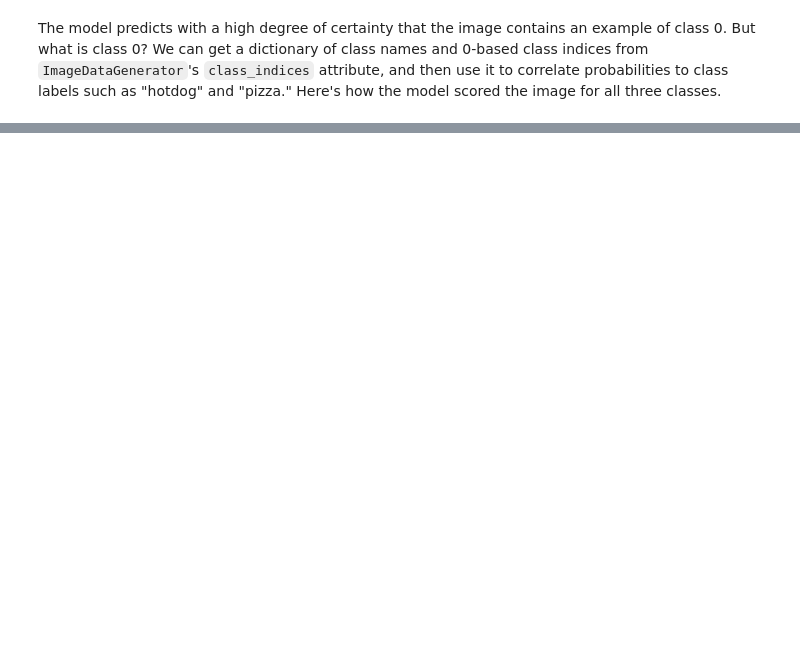
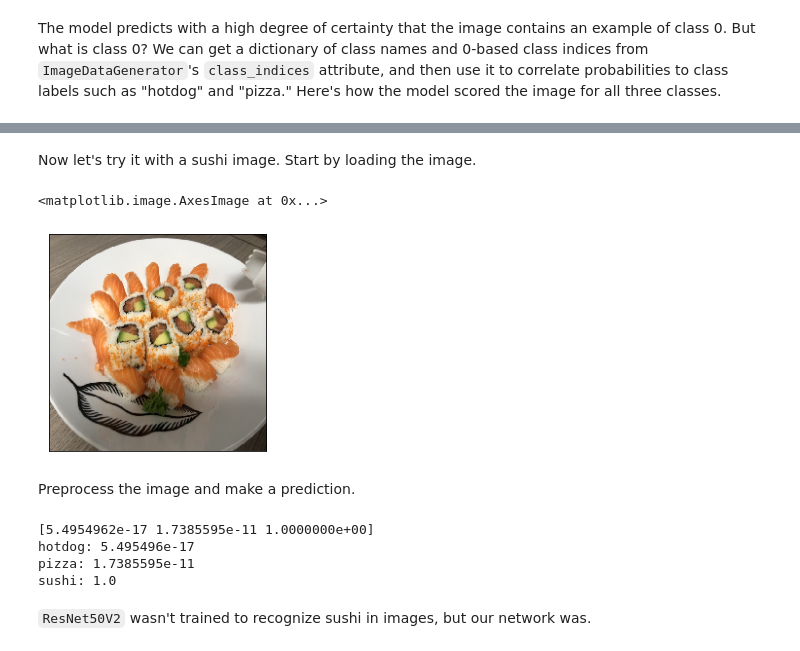
Before and after one commit to jeffprosise/Deep-Learning, a Jupyter notebook: Food CNN 2 - Transfer Learning.ipynb, the cells around one changed output, grey strips where cells are left out. Cells and saved outputs as stored; diff of their text form; code cells hidden in the pictures; blank space fills up the shorter version.

```diff
--- a/Food CNN 2 - Transfer Learning.ipynb
+++ b/Food CNN 2 - Transfer Learning.ipynb
@@ -221,0 +221,29 @@ sushi: 0.026634967
+# %% [markdown]
+Now let's try it with a sushi image. Start by loading the image.
+# %%
+x = image.load_img('food/samples/sushi.jpg', target_size=(224, 224))
+plt.xticks([])
+plt.yticks([])
+plt.imshow(x)
+# %% [output]
+<matplotlib.image.AxesImage at 0x...>
+[figure, added]
+# %% [markdown]
+Preprocess the image and make a prediction.
+# %%
+x = image.img_to_array(x)
+x = np.expand_dims(x, axis=0)
+x = preprocess_input(x) / 255
+
+y = base_model.predict(x)
+predictions = model.predict(y)
+print(predictions[0])
+
+show_labeled_probs(predictions[0], train_generator.class_indices)
+# %% [output]
+[5.4954962e-17 1.7385595e-11 1.0000000e+00]
+hotdog: 5.495496e-17
+pizza: 1.7385595e-11
+sushi: 1.0
+# %% [markdown]
+`ResNet50V2` wasn't trained to recognize sushi in images, but our network was.
```
Also changed, not shown: parts of 7 cells of this notebook, 1 other file.
